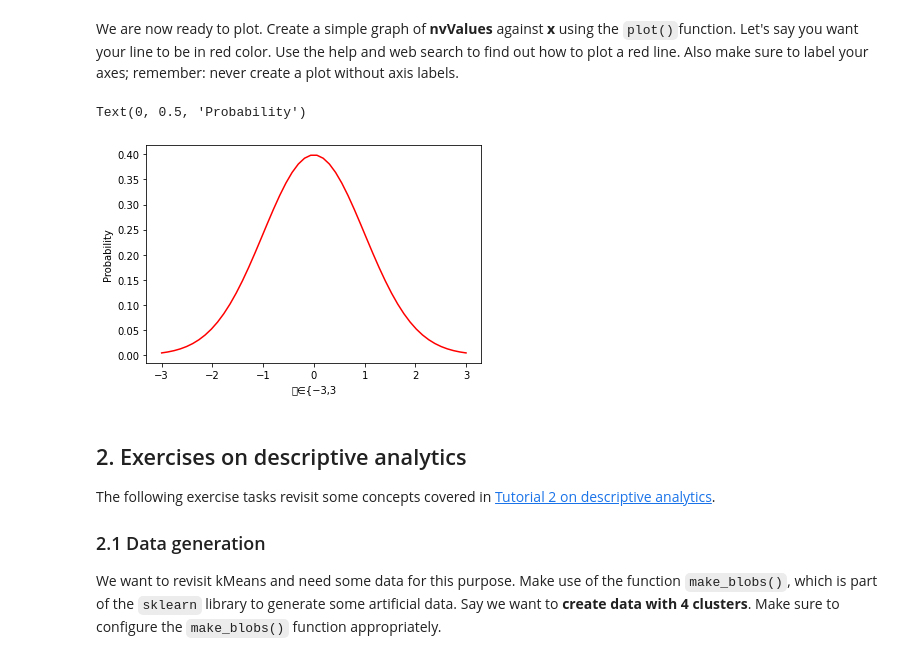
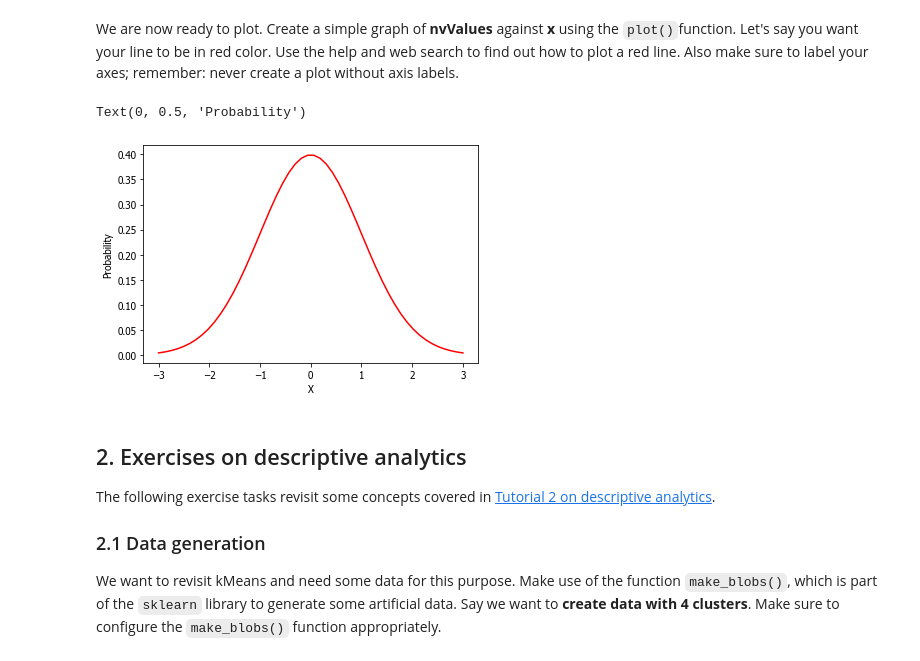
Before and after one commit to burghoffdavid/bads, a Jupyter notebook: exercises/2_ex_descriptive_analytics.ipynb, the cells around one changed output. Cells and saved outputs as stored; diff of their text form; code cells hidden in the pictures.

```diff
--- a/exercises/2_ex_descriptive_analytics.ipynb
+++ b/exercises/2_ex_descriptive_analytics.ipynb
@@ -54,11 +54,11 @@ print(nvValues)
 We are now ready to plot. Create a simple graph of **nvValues** against **x** using the `plot()`function. Let's say you want your line to be in red color. Use the help and web search to find out how to plot a red line. Also make sure to label your axes; remember: never create a plot without axis labels.
 # %%
 plt.plot(x, nvValues, color= "red")
-plt.xlabel("𝑥∈{−3,3")
+plt.xlabel("X")
 plt.ylabel("Probability")
 # %% [output]
 Text(0, 0.5, 'Probability')
-[figure, old version]
+[figure, new version]
 # %% [markdown]
 ## 2. Exercises on descriptive analytics
 The following exercise tasks revisit some concepts covered in [Tutorial 2 on descriptive analytics](https://github.com/Humboldt-WI/bads/blob/master/tutorials/2_nb_descriptive_analytics.ipynb).
```
Also changed, not shown: parts of 22 cells of this notebook, 1 other file.
